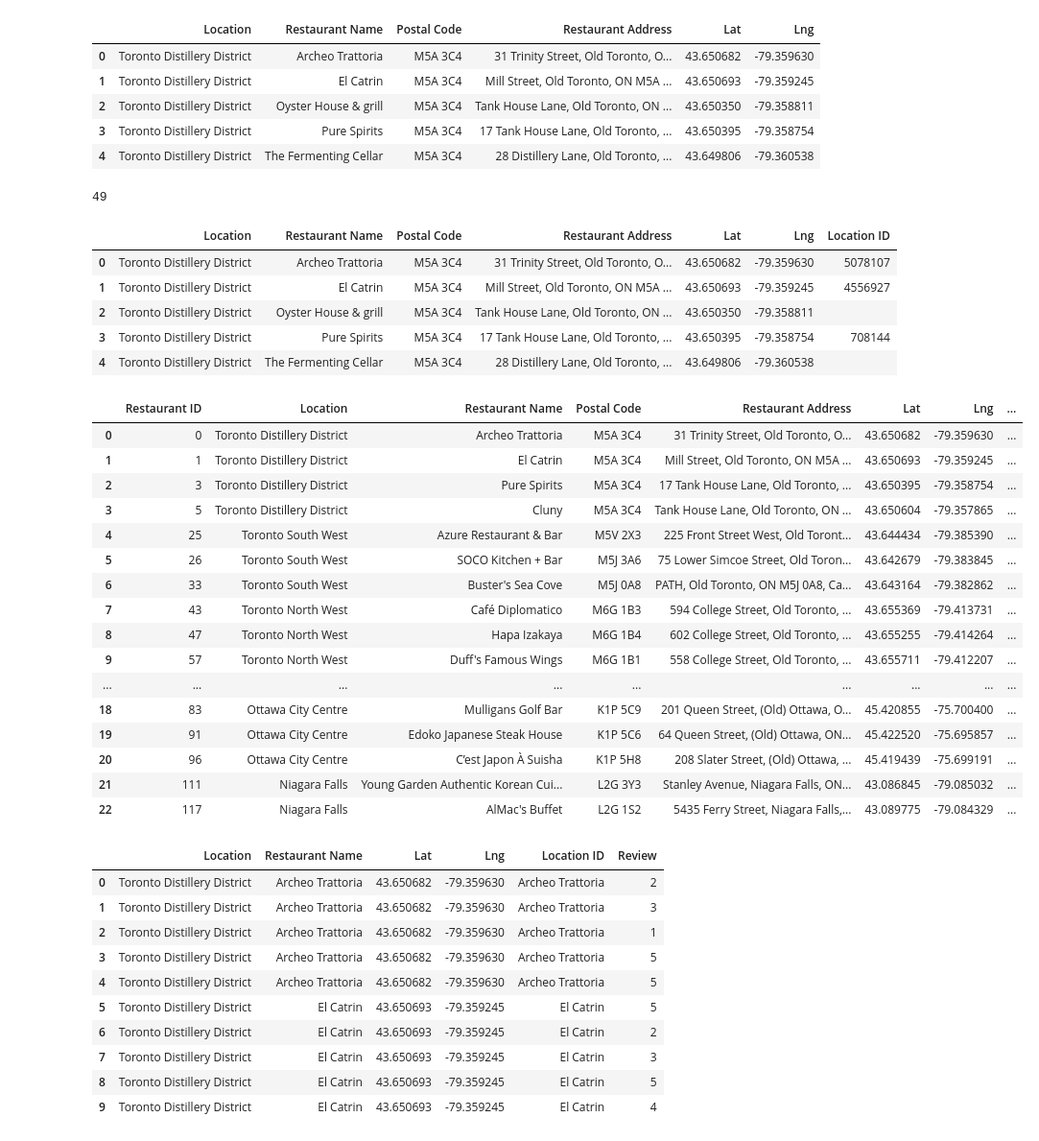
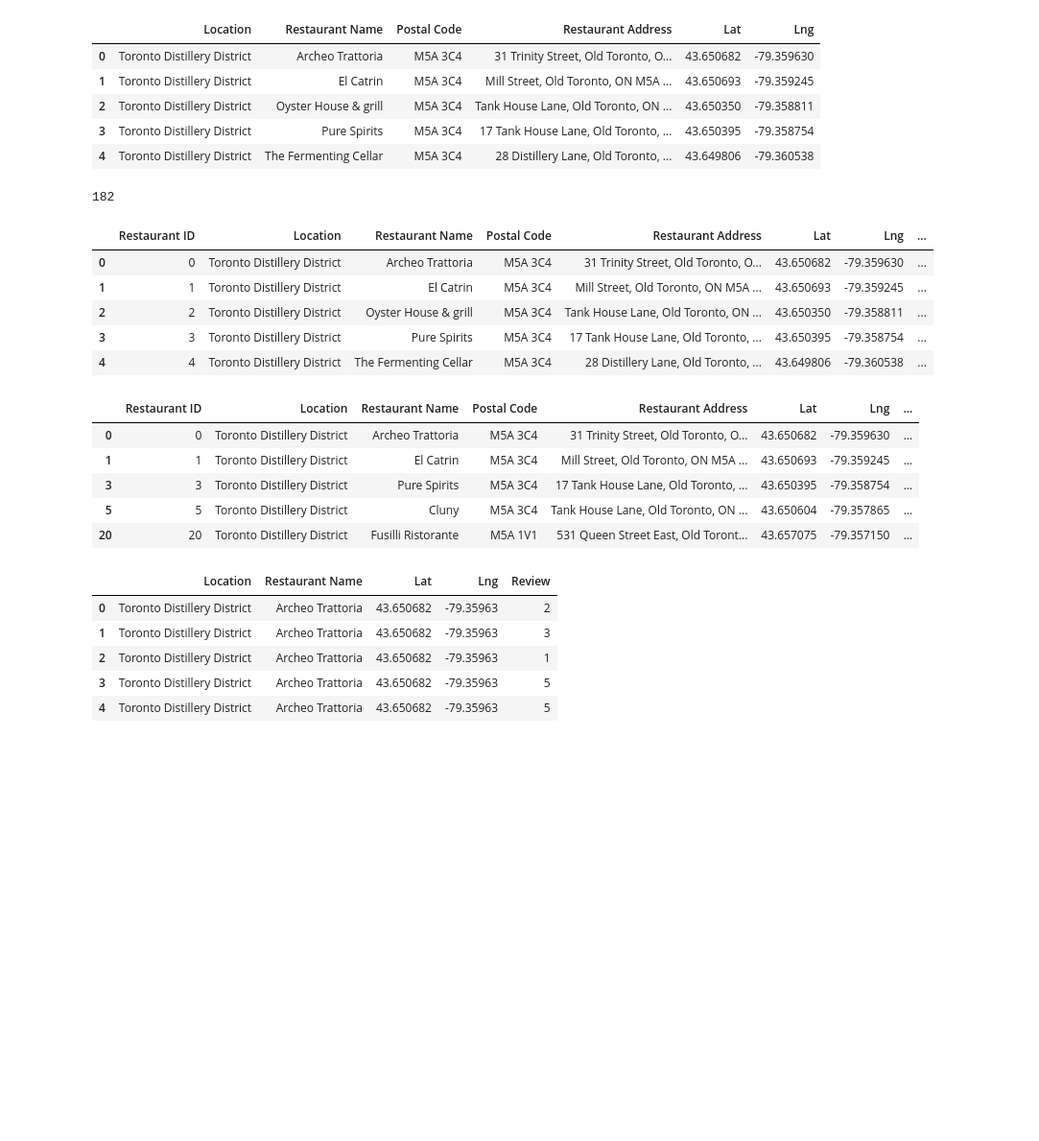
Before and after one commit to AleMori22/Project_1_repo, a Jupyter notebook: Alessandro Mori's Project 1.ipynb, the cells around one changed output. Shown: that part at 96% size. Drawn from its saved outputs; the diff is of its cells as text; code cells hidden in the pictures; blank space fills up the shorter version.

```diff
--- a/Alessandro Mori's Project 1.ipynb
+++ b/Alessandro Mori's Project 1.ipynb
@@ -12,11 +15,12 @@ from keys import geoapify_key
 # Defining the District dataframe
 
 Districts_df = pd.DataFrame({
-    'Location': ['Toronto Distillery District', 'Toronto GTA Area', 'Toronto South West', 'Toronto North West', 'Toronto Yorkville', 'Ottawa City Centre' , 'Niagara Falls'],
-    'Lat': [43.6503, 43.6426, 43.642567, 43.6552, 43.6707 , 45.4236, 43.087586],
-    'Lng': [-79.3596, 79.3871, -79.387054, -79.4139,  -79.3930 , -75.7009, -79.081206]
+    'Location': ['Toronto Distillery District', 'Toronto GTA Area', 'Toronto Downtown', 'Toronto King West', 'Queen West' , 'Toronto College West', 'Toronto Yorkville','Toronto Old Town', 'Toronto Airport', 'Ottawa City Centre' , 'Niagara Falls'],
+    'Lat': [43.6503, 43.6426 , 43.655064 , 43.642567, 43.647044, 43.6552,  43.6707 , 43.3906, 43.6817, 45.4236, 43.087586],
+    'Lng': [-79.3596, -79.3871, -79.386563 , -79.387054, -79.403698, -79.4139,  -79.3930 , -79.2253 ,  -79.6145, -75.7009, -79.081206]
 })
 
+Districts_df.to_csv("output_data/Districts.csv", index_label="Restaurant ID")
 
 # Defining the Restaurant DataFrame
 
@@ -28,6 +32,7 @@ radius = 1000
 params = {
     'categories': 'catering.restaurant',
     'apiKey': geoapify_key,
+    'limit':50
 }
 
 base_url = 'https://api.geoapify.com/v2/places'
@@ -105,34 +120,23 @@ for index, restaurant in Restaurants_df.iterrows():
 print(err_count)
 Restaurants_df.head()
 # %% [output]
-49
+182
-|  | Location | Restaurant Name | Postal Code | Restaurant Address | Lat | Lng | Location ID |
-| 0 | Toronto Distillery District | Archeo Trattoria | M5A 3C4 | 31 Trinity Street, Old Toronto, O... | 43.650682 | -79.359630 | 5078107 |
-| 1 | Toronto Distillery District | El Catrin | M5A 3C4 | Mill Street, Old Toronto, ON M5A ... | 43.650693 | -79.359245 | 4556927 |
-| 2 | Toronto Distillery District | Oyster House & grill | M5A 3C4 | Tank House Lane, Old Toronto, ON ... | 43.650350 | -79.358811 |  |
-| 3 | Toronto Distillery District | Pure Spirits | M5A 3C4 | 17 Tank House Lane, Old Toronto, ... | 43.650395 | -79.358754 | 708144 |
-| 4 | Toronto Distillery District | The Fermenting Cellar | M5A 3C4 | 28 Distillery Lane, Old Toronto, ... | 43.649806 | -79.360538 |  |
+|  | Restaurant ID | Location | Restaurant Name | Postal Code | Restaurant Address | Lat | Lng | ... |
+| 0 | 0 | Toronto Distillery District | Archeo Trattoria | M5A 3C4 | 31 Trinity Street, Old Toronto, O... | 43.650682 | -79.359630 | ... |
+| 1 | 1 | Toronto Distillery District | El Catrin | M5A 3C4 | Mill Street, Old Toronto, ON M5A ... | 43.650693 | -79.359245 | ... |
+| 2 | 2 | Toronto Distillery District | Oyster House & grill | M5A 3C4 | Tank House Lane, Old Toronto, ON ... | 43.650350 | -79.358811 | ... |
+| 3 | 3 | Toronto Distillery District | Pure Spirits | M5A 3C4 | 17 Tank House Lane, Old Toronto, ... | 43.650395 | -79.358754 | ... |
+| 4 | 4 | Toronto Distillery District | The Fermenting Cellar | M5A 3C4 | 28 Distillery Lane, Old Toronto, ... | 43.649806 | -79.360538 | ... |
 # %%
 #Drop row with empty records
 Restaurants_df = Restaurants_df[Restaurants_df['Location ID'] != '']
-Restaurants_df
+Restaurants_df.head()
 # %% [output]
 |  | Restaurant ID | Location | Restaurant Name | Postal Code | Restaurant Address | Lat | Lng | ... |
 | 0 | 0 | Toronto Distillery District | Archeo Trattoria | M5A 3C4 | 31 Trinity Street, Old Toronto, O... | 43.650682 | -79.359630 | ... |
 | 1 | 1 | Toronto Distillery District | El Catrin | M5A 3C4 | Mill Street, Old Toronto, ON M5A ... | 43.650693 | -79.359245 | ... |
-| 2 | 3 | Toronto Distillery District | Pure Spirits | M5A 3C4 | 17 Tank House Lane, Old Toronto, ... | 43.650395 | -79.358754 | ... |
-| 3 | 5 | Toronto Distillery District | Cluny | M5A 3C4 | Tank House Lane, Old Toronto, ON ... | 43.650604 | -79.357865 | ... |
-| 4 | 25 | Toronto South West | Azure Restaurant & Bar | M5V 2X3 | 225 Front Street West, Old Toront... | 43.644434 | -79.385390 | ... |
-| 5 | 26 | Toronto South West | SOCO Kitchen + Bar | M5J 3A6 | 75 Lower Simcoe Street, Old Toron... | 43.642679 | -79.383845 | ... |
-| 6 | 33 | Toronto South West | Buster's Sea Cove | M5J 0A8 | PATH, Old Toronto, ON M5J 0A8, Ca... | 43.643164 | -79.382862 | ... |
-| 7 | 43 | Toronto North West | Café Diplomatico | M6G 1B3 | 594 College Street, Old Toronto, ... | 43.655369 | -79.413731 | ... |
-| 8 | 47 | Toronto North West | Hapa Izakaya | M6G 1B4 | 602 College Street, Old Toronto, ... | 43.655255 | -79.414264 | ... |
-| 9 | 57 | Toronto North West | Duff's Famous Wings | M6G 1B1 | 558 College Street, Old Toronto, ... | 43.655711 | -79.412207 | ... |
-| ... | ... | ... | ... | ... | ... | ... | ... | ... |
-| 18 | 83 | Ottawa City Centre | Mulligans Golf Bar | K1P 5C9 | 201 Queen Street, (Old) Ottawa, O... | 45.420855 | -75.700400 | ... |
-| 19 | 91 | Ottawa City Centre | Edoko Japanese Steak House | K1P 5C6 | 64 Queen Street, (Old) Ottawa, ON... | 45.422520 | -75.695857 | ... |
-| 20 | 96 | Ottawa City Centre | C’est Japon À Suisha | K1P 5H8 | 208 Slater Street, (Old) Ottawa, ... | 45.419439 | -75.699191 | ... |
-| 21 | 111 | Niagara Falls | Young Garden Authentic Korean Cui... | L2G 3Y3 | Stanley Avenue, Niagara Falls, ON... | 43.086845 | -79.085032 | ... |
-| 22 | 117 | Niagara Falls | AlMac's Buffet | L2G 1S2 | 5435 Ferry Street, Niagara Falls,... | 43.089775 | -79.084329 | ... |
+| 3 | 3 | Toronto Distillery District | Pure Spirits | M5A 3C4 | 17 Tank House Lane, Old Toronto, ... | 43.650395 | -79.358754 | ... |
+| 5 | 5 | Toronto Distillery District | Cluny | M5A 3C4 | Tank House Lane, Old Toronto, ON ... | 43.650604 | -79.357865 | ... |
+| 20 | 20 | Toronto Distillery District | Fusilli Ristorante | M5A 1V1 | 531 Queen Street East, Old Toront... | 43.657075 | -79.357150 | ... |
 # %%
 # Export the Restaurant_df with restaurants Location ID into a csv
@@ -169,16 +174,11 @@ for index, restaurant in Restaurants_df.iterrows():
     except(KeyError, IndexError):
             print('Error.')
 # %%
-Reviews_df.head(10)
+Reviews_df.head()
 # %% [output]
-|  | Location | Restaurant Name | Lat | Lng | Location ID | Review |
-| 0 | Toronto Distillery District | Archeo Trattoria | 43.650682 | -79.359630 | Archeo Trattoria | 2 |
-| 1 | Toronto Distillery District | Archeo Trattoria | 43.650682 | -79.359630 | Archeo Trattoria | 3 |
-| 2 | Toronto Distillery District | Archeo Trattoria | 43.650682 | -79.359630 | Archeo Trattoria | 1 |
-| 3 | Toronto Distillery District | Archeo Trattoria | 43.650682 | -79.359630 | Archeo Trattoria | 5 |
-| 4 | Toronto Distillery District | Archeo Trattoria | 43.650682 | -79.359630 | Archeo Trattoria | 5 |
-| 5 | Toronto Distillery District | El Catrin | 43.650693 | -79.359245 | El Catrin | 5 |
-| 6 | Toronto Distillery District | El Catrin | 43.650693 | -79.359245 | El Catrin | 2 |
-| 7 | Toronto Distillery District | El Catrin | 43.650693 | -79.359245 | El Catrin | 3 |
-| 8 | Toronto Distillery District | El Catrin | 43.650693 | -79.359245 | El Catrin | 5 |
-| 9 | Toronto Distillery District | El Catrin | 43.650693 | -79.359245 | El Catrin | 4 |
+|  | Location | Restaurant Name | Lat | Lng | Review |
+| 0 | Toronto Distillery District | Archeo Trattoria | 43.650682 | -79.35963 | 2 |
+| 1 | Toronto Distillery District | Archeo Trattoria | 43.650682 | -79.35963 | 3 |
+| 2 | Toronto Distillery District | Archeo Trattoria | 43.650682 | -79.35963 | 1 |
+| 3 | Toronto Distillery District | Archeo Trattoria | 43.650682 | -79.35963 | 5 |
+| 4 | Toronto Distillery District | Archeo Trattoria | 43.650682 | -79.35963 | 5 |
```
Also changed, not shown: parts of 16 cells of this notebook.
